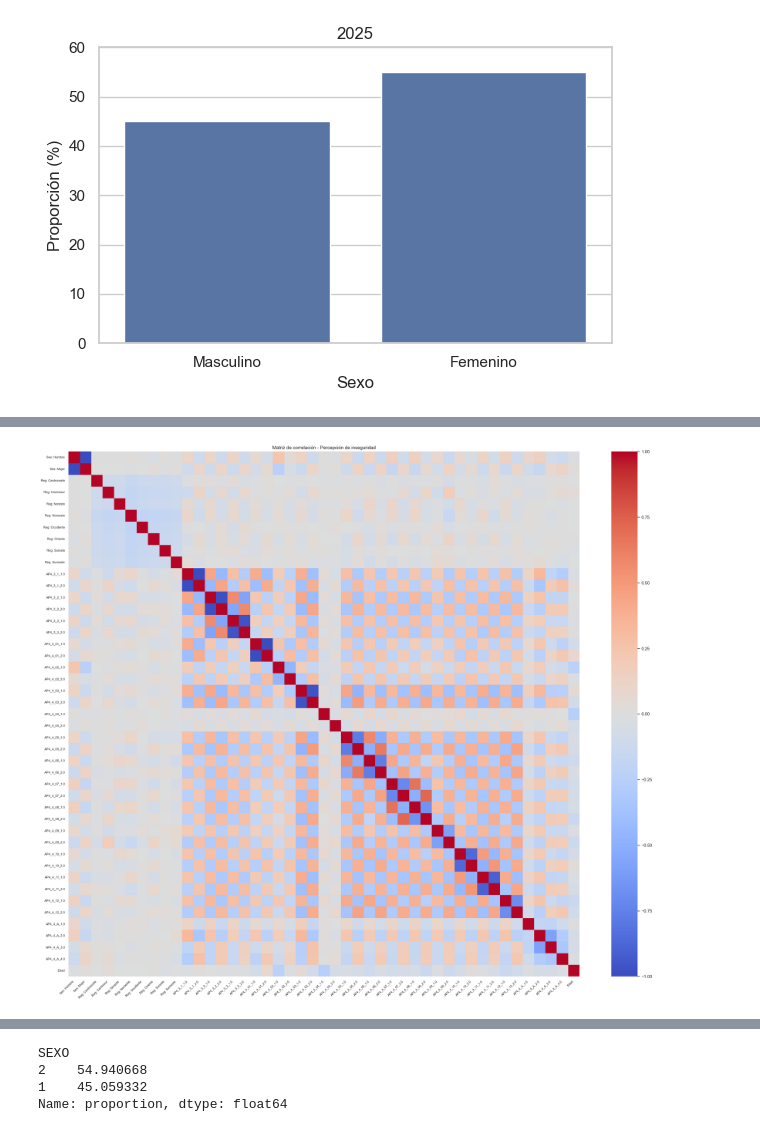
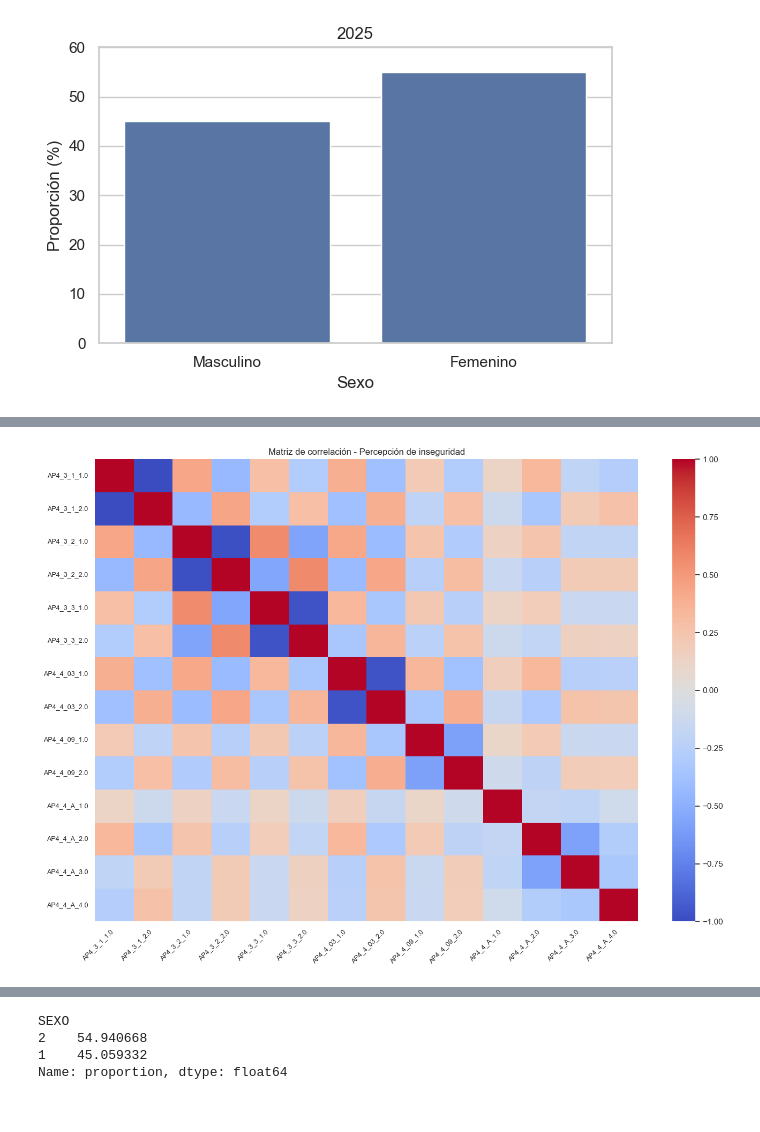
Before and after one commit to mariasolsampogna/E337_Grupo2, a Jupyter notebook: Cosas Poster/Poster.ipynb, the cells around one changed output, grey strips where cells are left out. Cells and saved outputs as stored; diff of their text form; code cells hidden in the pictures.

Commit message:
Actualizo Poster.ipynb

```diff
--- a/Cosas Poster/Poster.ipynb
+++ b/Cosas Poster/Poster.ipynb
@@ -91,8 +91,8 @@ df_TPer_Vic2 #Características correspondientes a la victimización en el hogar
 | 91181 | 91182 | 3261231.20 | 3261231.20.01 | 3261231.20.01.01 | 3261231 | 20 | 1 | A | 1 | 1 | ... | ... |
 91182 rows × 150 columns
 # %%
-#df_TSDem = pd.read_csv(r"C:\Users\Gaelj\OneDrive\Documentos\Universidad San Andres\4° Año\Big Data\Cosas Poster\Encuesta México Victimización\TSDem.csv")
-df_TSDem = pd.read_csv(r"C:\Users\User\Downloads\E337_Grupo2-main\E337_Grupo2-main\Cosas Poster\Encuesta México Victimización\TSDem.csv")
+df_TSDem = pd.read_csv(r"C:\Users\Gaelj\OneDrive\Documentos\Universidad San Andres\4° Año\Big Data\Cosas Poster\Encuesta México Victimización\TSDem.csv")
+#df_TSDem = pd.read_csv(r"C:\Users\User\Downloads\E337_Grupo2-main\E337_Grupo2-main\Cosas Poster\Encuesta México Victimización\TSDem.csv")
 # %%
 df_TSDem #Características sociodemográficas correspondientes a los integrantes del hogar
 # %% [output]
@@ -376,34 +554,22 @@ plt.show()
 # Para ver una matriz de correlación no nos sirve mucho hacerlo de manera directa porque son categorías binarias practicamente la mayoría de las varaibles que tenemos.
 # Así que vamos a tener que hacer una transformación de algun tipo para que sean comparables.
 # %%
-# Paso 1: Crear dummies para las variables categóricas
+# Paso 1: Crear dummies solo para las variables seleccionadas
 dummies = []
 
-# SEXO
-df_sexo = df_analisis["SEXO"].astype("string")
-dummies.append(pd.get_dummies(df_sexo, prefix="SEXO"))
-
-# REGION
-df_region = df_analisis["region"].astype("string")
-dummies.append(pd.get_dummies(df_region, prefix="REGION"))
-
-# Definamos las variables de interes:
-
 cols_interest = [
-    "AP4_3_1", "AP4_3_2", "AP4_3_3",
-    "AP4_4_01", "AP4_4_02", "AP4_4_03", "AP4_4_04",
-    "AP4_4_05", "AP4_4_06", "AP4_4_07", "AP4_4_08",
-    "AP4_4_09", "AP4_4_10", "AP4_4_11", "AP4_4_12",
-    "AP4_4_A"
+    "AP4_3_1",   # colonia
+    "AP4_3_2",   # municipio
+    "AP4_3_3",   # estado
+    "AP4_4_03",  # calle
+    "AP4_4_09",  # transporte público
+    "AP4_4_A"    # caminar solo/a de noche
 ]
 
 for col in cols_interest:
     df_col = df_analisis[col].astype("string")
     dummies.append(pd.get_dummies(df_col, prefix=col))
 
-# EDAD va directa, es numérica
-dummies.append(df_analisis[["EDAD"]])
-
 dummies = pd.concat(dummies, axis=1)
 # %%
 # Paso 2: Renombrar con etiquetas legibles
@@ -456,17 +597,13 @@ rename_dict = {
 
 dummies = dummies.rename(columns=rename_dict)
 # %%
-# Paso 3: Abreviar
-dummies.columns = dummies.columns.str.replace("Región: ", "Reg: ", regex=False)
-dummies.columns = dummies.columns.str.replace("Sexo: ", "Sex: ", regex=False)
-
-# Paso 4: Graficar
-plt.figure(figsize=(24, 20))
+# Paso 3: Graficar
+plt.figure(figsize=(14, 10))
 sns.heatmap(dummies.corr(), vmin=-1, vmax=1, cmap="coolwarm")
-plt.xticks(rotation=45, ha="right", fontsize=8)
-plt.yticks(rotation=0, fontsize=8)
+plt.xticks(rotation=45, ha="right", fontsize=9)
+plt.yticks(rotation=0, fontsize=9)
 plt.title("Matriz de correlación - Percepción de inseguridad")
 plt.tight_layout()
 plt.show()
 # %% [output]
-[figure, old version]
+[figure, new version]
```
Also changed, not shown: parts of 53 cells of this notebook, 7 other files.
